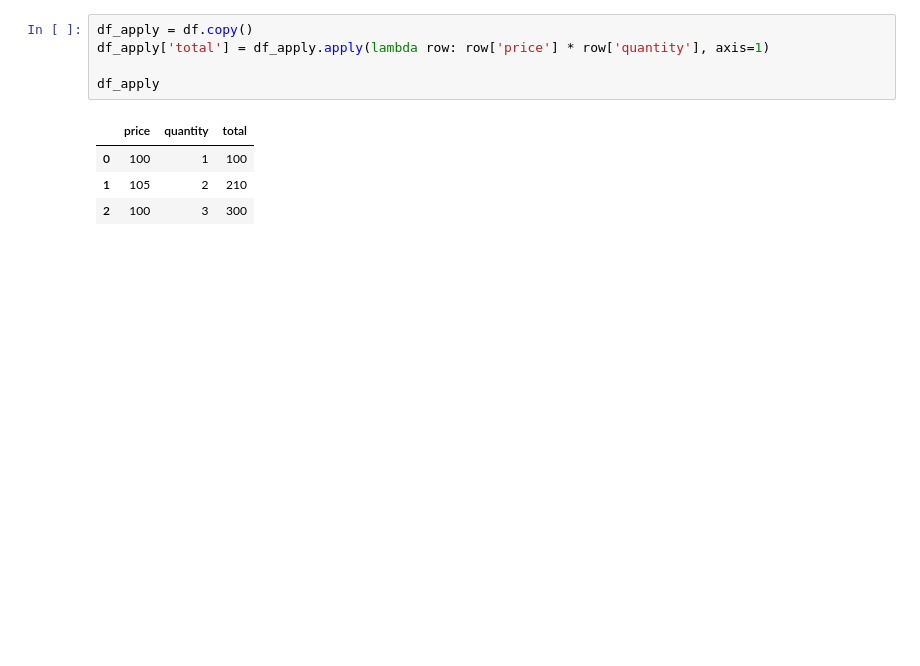
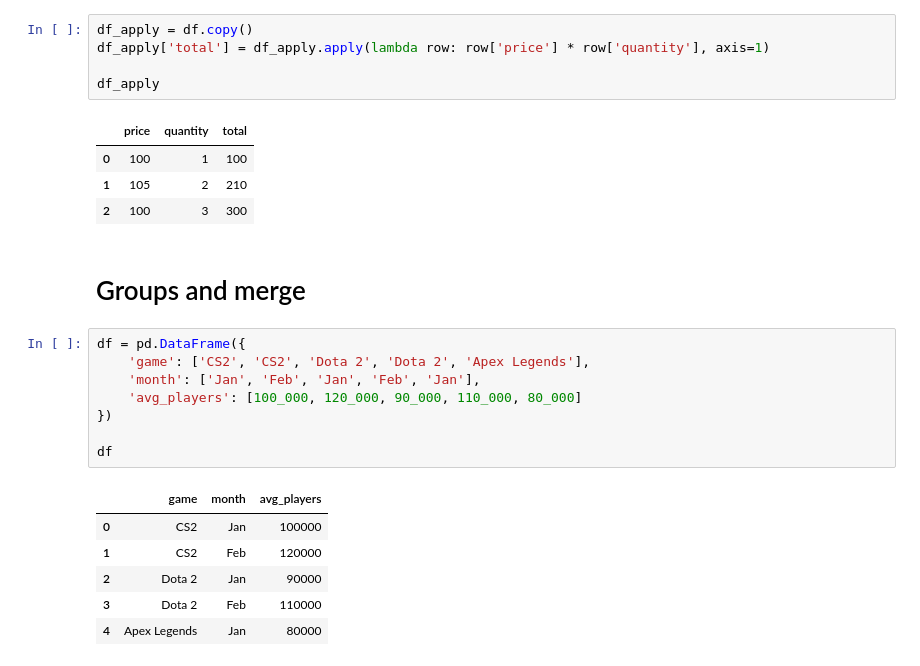
Before and after one commit to lucasmsouza24/ia-indexing-labs, a Jupyter notebook: notebooks/01_pandas_basics.ipynb, the cells around one changed output. Cells and saved outputs as stored; diff of their text form; blank space fills up the shorter version.

Commit message:
feat: :sparkles: add `groups and merge` section

```diff
--- a/notebooks/01_pandas_basics.ipynb
+++ b/notebooks/01_pandas_basics.ipynb
@@ -257,3 +257,20 @@ df_apply
 | 0 | 100 | 1 | 100 |
 | 1 | 105 | 2 | 210 |
 | 2 | 100 | 3 | 300 |
+# %% [markdown]
+# Groups and merge
+# %%
+df = pd.DataFrame({
+    'game': ['CS2', 'CS2', 'Dota 2', 'Dota 2', 'Apex Legends'],
+    'month': ['Jan', 'Feb', 'Jan', 'Feb', 'Jan'],
+    'avg_players': [100_000, 120_000, 90_000, 110_000, 80_000]
+})
+
+df
+# %% [output]
+|  | game | month | avg_players |
+| 0 | CS2 | Jan | 100000 |
+| 1 | CS2 | Feb | 120000 |
+| 2 | Dota 2 | Jan | 90000 |
+| 3 | Dota 2 | Feb | 110000 |
+| 4 | Apex Legends | Jan | 80000 |
```
Also changed, not shown: parts of 6 cells of this notebook.
